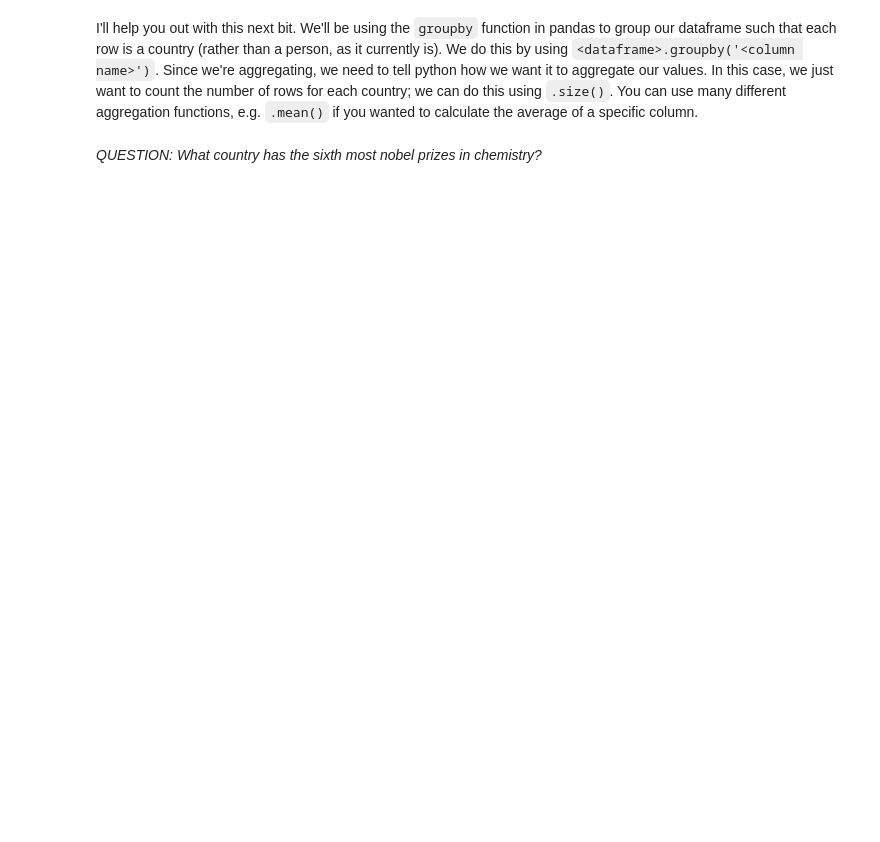
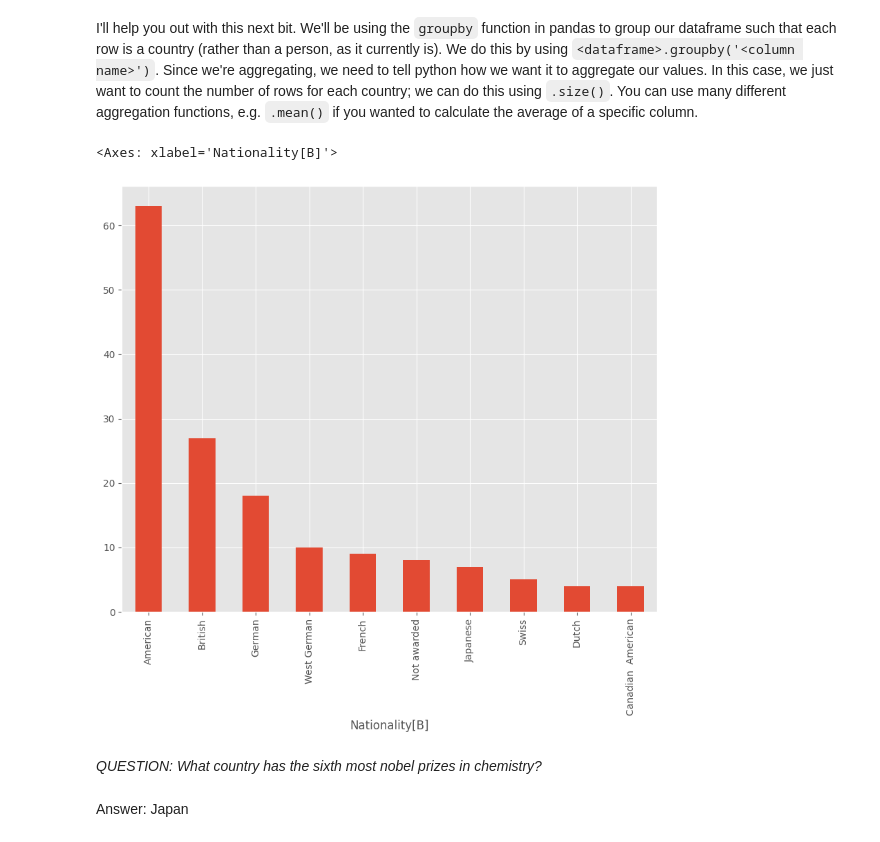
Before and after one commit to rubydelanerolle/QM2, a Jupyter notebook: notebooks/W02. Pandas.ipynb, the cells around one changed output. Drawn from its saved outputs; the diff is of its cells as text; code cells hidden in the pictures; blank space fills up the shorter version.

```diff
--- a/notebooks/W02. Pandas.ipynb
+++ b/notebooks/W02. Pandas.ipynb
@@ -398,5 +452,10 @@ And there we have it; a nicely formatted dataframe ready for analysis, straight
 Using the following URL https://en.wikipedia.org/wiki/List_of_Nobel_laureates_in_Chemistry create a plot of the top 10 countries in terms of nobel laureates. First, follow the steps below:
 # %%
 # scrape the table of Nobel Laureates in Chemistry using read_html. remember, this gives us a LIST of dataframes! lets call this list chem_tables
+url2='https://en.wikipedia.org/wiki/List_of_Nobel_laureates_in_Chemistry'
+
+tables2=pandas.read_html(url2)
 
 # select the first dataframe from this list and call it chem
+chem=tables2[0]
+chem
@@ -404,9 +477,15 @@ Using the following URL https://en.wikipedia.org/wiki/List_of_Nobel_laureates_in
 I'll help you out with this next bit. We'll be using the `groupby` function in pandas to group our dataframe such that each row is a country (rather than a person, as it currently is). We do this by using `<dataframe>.groupby('<column name>')`. Since we're aggregating, we need to tell python how we want it to aggregate our values. In this case, we just want to count the number of rows for each country; we can do this using `.size()`. You can use many different aggregation functions, e.g. `.mean()` if you wanted to calculate the average of a specific column.
 # %%
 # create a new dataframe called 'country' in which each row is a country, and the values represent the number of nobel laureates.
-
+country = chem.groupby('Nationality[B]').size()
 # now sort it in descending order
-
+country.sort_values(ascending=False, inplace=True)
 # finally, plot the top 10 countries
+country.head(10).plot(kind='bar')
+# %% [output]
+<Axes: xlabel='Nationality[B]'>
+[figure, added]
 # %% [markdown]
 *QUESTION: What country has the sixth most nobel prizes in chemistry?*
+# %% [markdown]
+Answer: Japan
```
Also changed, not shown: parts of 13 cells of this notebook.
